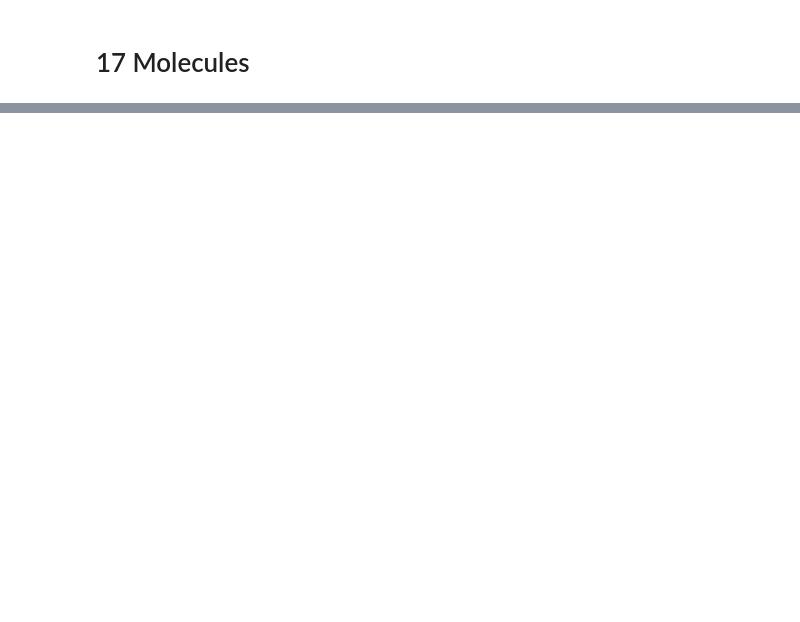
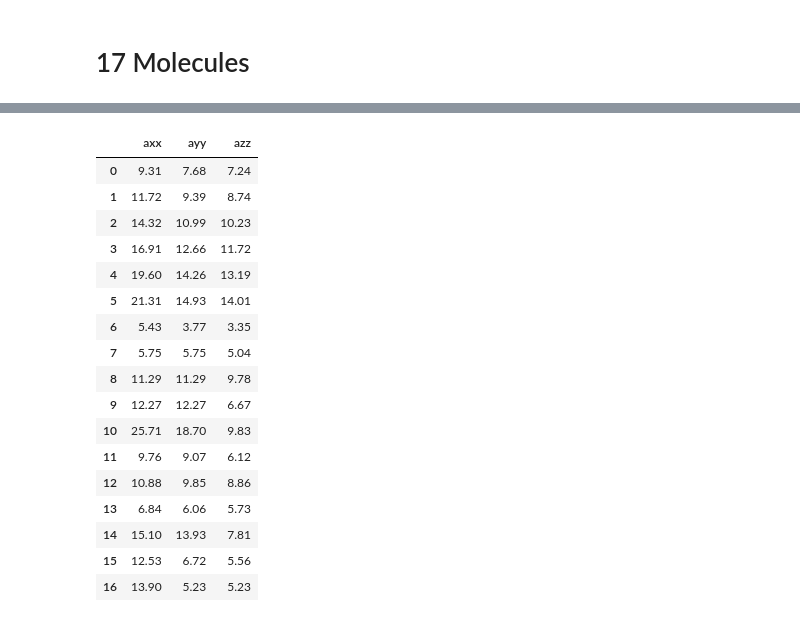
Before and after one commit to Miguilo/Master-Degree-Research, a Jupyter notebook: Positron-Binding-Energy/notebooks/Apolar Molecules/getting_optimized_models.ipynb, the cells around one changed output, grey strips where cells are left out. Saved outputs shown, nothing was run; the diff lists cells and outputs as text; code cells hidden in the pictures; blank space fills up the shorter version.

```diff
--- a/Positron-Binding-Energy/notebooks/Apolar Molecules/getting_optimized_models.ipynb
+++ b/Positron-Binding-Energy/notebooks/Apolar Molecules/getting_optimized_models.ipynb
@@ -166,0 +164,21 @@ teste
+# %%
+x_partial
+# %% [output]
+|  | axx | ayy | azz |
+| 0 | 9.31 | 7.68 | 7.24 |
+| 1 | 11.72 | 9.39 | 8.74 |
+| 2 | 14.32 | 10.99 | 10.23 |
+| 3 | 16.91 | 12.66 | 11.72 |
+| 4 | 19.60 | 14.26 | 13.19 |
+| 5 | 21.31 | 14.93 | 14.01 |
+| 6 | 5.43 | 3.77 | 3.35 |
+| 7 | 5.75 | 5.75 | 5.04 |
+| 8 | 11.29 | 11.29 | 9.78 |
+| 9 | 12.27 | 12.27 | 6.67 |
+| 10 | 25.71 | 18.70 | 9.83 |
+| 11 | 9.76 | 9.07 | 6.12 |
+| 12 | 10.88 | 9.85 | 8.86 |
+| 13 | 6.84 | 6.06 | 5.73 |
+| 14 | 15.10 | 13.93 | 7.81 |
+| 15 | 12.53 | 6.72 | 5.56 |
+| 16 | 13.90 | 5.23 | 5.23 |
```
Also changed, not shown: parts of 12 cells of this notebook, 4 other files.
